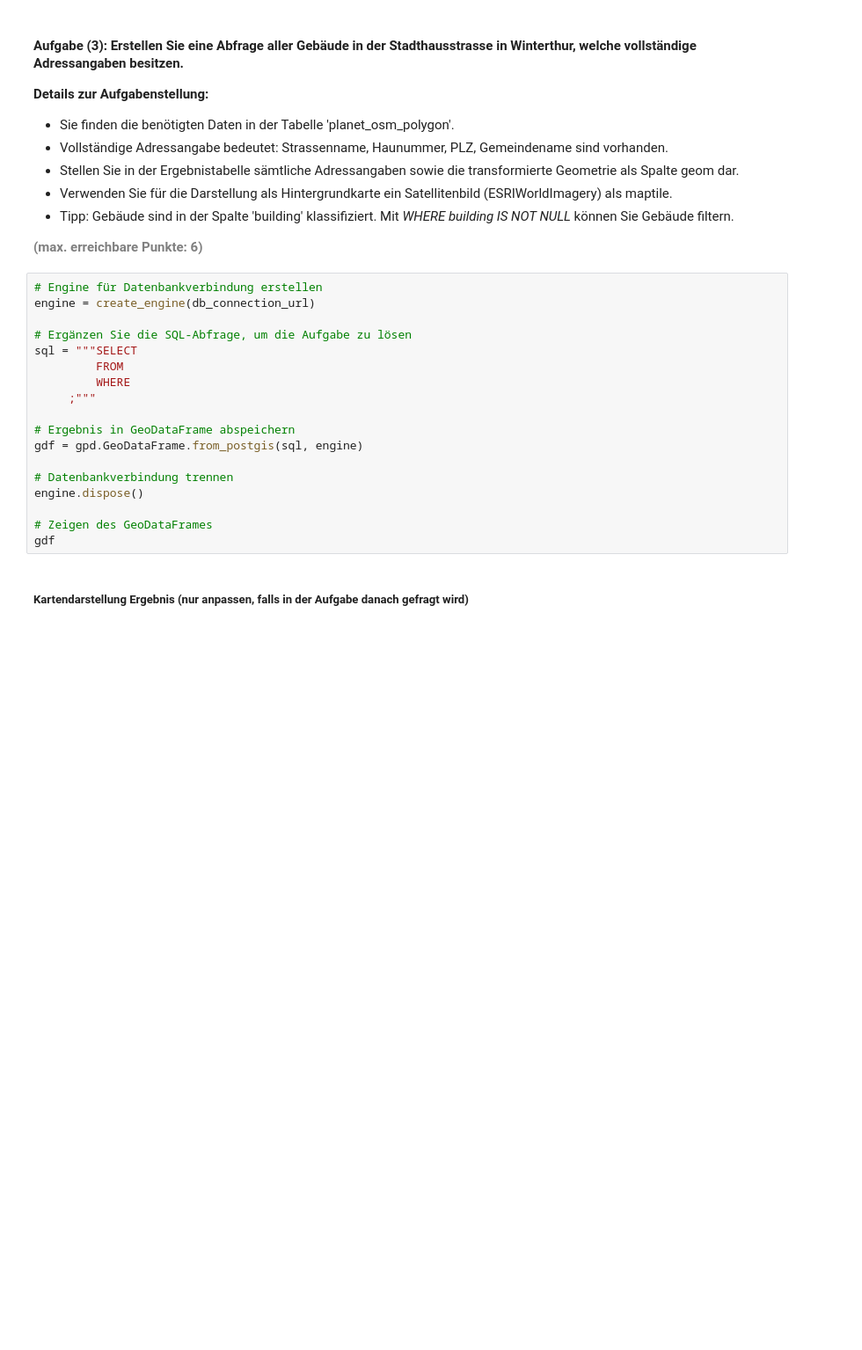
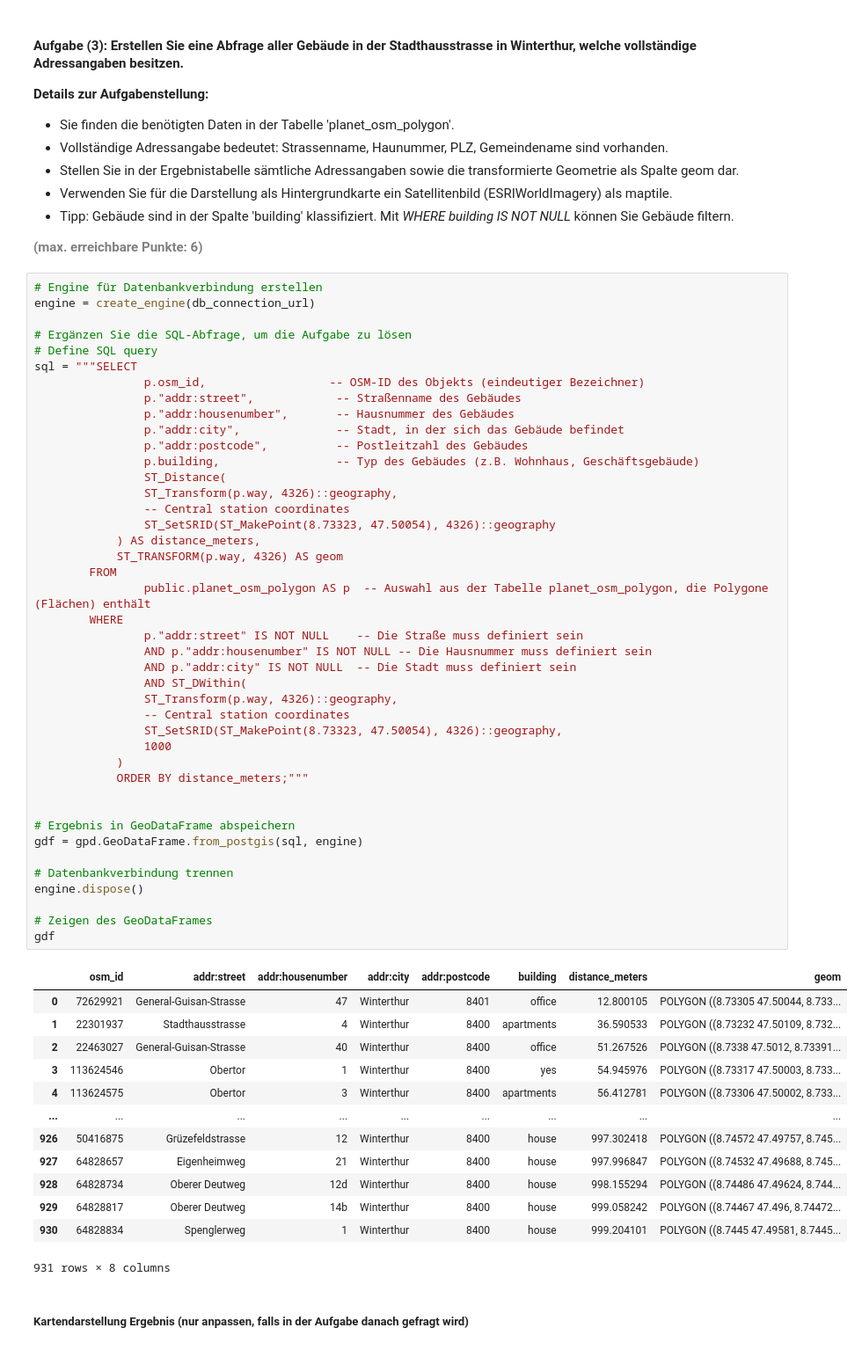
Before and after one commit to blobb3/python_postgresql_postgis, a Jupyter notebook: AP03_Management_Raeumliche_Daten.ipynb, the cells around one changed output. Shown at 88% size. Saved outputs shown, nothing was run; the diff lists cells and outputs as text; blank space fills up the shorter version.

```diff
--- a/AP03_Management_Raeumliche_Daten.ipynb
+++ b/AP03_Management_Raeumliche_Daten.ipynb
@@ -299,21 +299,59 @@ m
 # %%
 # Engine für Datenbankverbindung erstellen
 engine = create_engine(db_connection_url)
 
 # Ergänzen Sie die SQL-Abfrage, um die Aufgabe zu lösen
+# Define SQL query
 sql = """SELECT
-         FROM
-         WHERE
-     ;"""
+                p.osm_id,                  -- OSM-ID des Objekts (eindeutiger Bezeichner)
+                p."addr:street",            -- Straßenname des Gebäudes
+                p."addr:housenumber",       -- Hausnummer des Gebäudes
+                p."addr:city",              -- Stadt, in der sich das Gebäude befindet
+                p."addr:postcode",          -- Postleitzahl des Gebäudes
+                p.building,                 -- Typ des Gebäudes (z.B. Wohnhaus, Geschäftsgebäude)
+                ST_Distance(
+                ST_Transform(p.way, 4326)::geography,
+                -- Central station coordinates
+                ST_SetSRID(ST_MakePoint(8.73323, 47.50054), 4326)::geography
+            ) AS distance_meters,
+            ST_TRANSFORM(p.way, 4326) AS geom
+        FROM
+                public.planet_osm_polygon AS p  -- Auswahl aus der Tabelle planet_osm_polygon, die Polygone (Flächen) enthält
+        WHERE
+                p."addr:street" IS NOT NULL    -- Die Straße muss definiert sein
+                AND p."addr:housenumber" IS NOT NULL -- Die Hausnummer muss definiert sein
+                AND p."addr:city" IS NOT NULL  -- Die Stadt muss definiert sein
+                AND ST_DWithin(
+                ST_Transform(p.way, 4326)::geography,
+                -- Central station coordinates
+                ST_SetSRID(ST_MakePoint(8.73323, 47.50054), 4326)::geography,
+                1000
+            )
+            ORDER BY distance_meters;"""
+
 
 # Ergebnis in GeoDataFrame abspeichern
 gdf = gpd.GeoDataFrame.from_postgis(sql, engine)
 
 # Datenbankverbindung trennen
 engine.dispose()
 
 # Zeigen des GeoDataFrames
 gdf
+# %% [output]
+|  | osm_id | addr:street | addr:housenumber | addr:city | addr:postcode | building | distance_meters | geom |
+| 0 | 72629921 | General-Guisan-Strasse | 47 | Winterthur | 8401 | office | 12.800105 | POLYGON ((8.73305 47.50044, 8.733... |
+| 1 | 22301937 | Stadthausstrasse | 4 | Winterthur | 8400 | apartments | 36.590533 | POLYGON ((8.73232 47.50109, 8.732... |
+| 2 | 22463027 | General-Guisan-Strasse | 40 | Winterthur | 8400 | office | 51.267526 | POLYGON ((8.7338 47.5012, 8.73391... |
+| 3 | 113624546 | Obertor | 1 | Winterthur | 8400 | yes | 54.945976 | POLYGON ((8.73317 47.50003, 8.733... |
+| 4 | 113624575 | Obertor | 3 | Winterthur | 8400 | apartments | 56.412781 | POLYGON ((8.73306 47.50002, 8.733... |
+| ... | ... | ... | ... | ... | ... | ... | ... | ... |
+| 926 | 50416875 | Grüzefeldstrasse | 12 | Winterthur | 8400 | house | 997.302418 | POLYGON ((8.74572 47.49757, 8.745... |
+| 927 | 64828657 | Eigenheimweg | 21 | Winterthur | 8400 | house | 997.996847 | POLYGON ((8.74532 47.49688, 8.745... |
+| 928 | 64828734 | Oberer Deutweg | 12d | Winterthur | 8400 | house | 998.155294 | POLYGON ((8.74486 47.49624, 8.744... |
+| 929 | 64828817 | Oberer Deutweg | 14b | Winterthur | 8400 | house | 999.058242 | POLYGON ((8.74467 47.496, 8.74472... |
+| 930 | 64828834 | Spenglerweg | 1 | Winterthur | 8400 | house | 999.204101 | POLYGON ((8.7445 47.49581, 8.7445... |
+931 rows × 8 columns
 # %% [markdown]
 ##### <b>Kartendarstellung Ergebnis (nur anpassen, falls in der Aufgabe danach gefragt wird)</b>
 # %%
```
Also changed, not shown: parts of 1 cell of this notebook.
